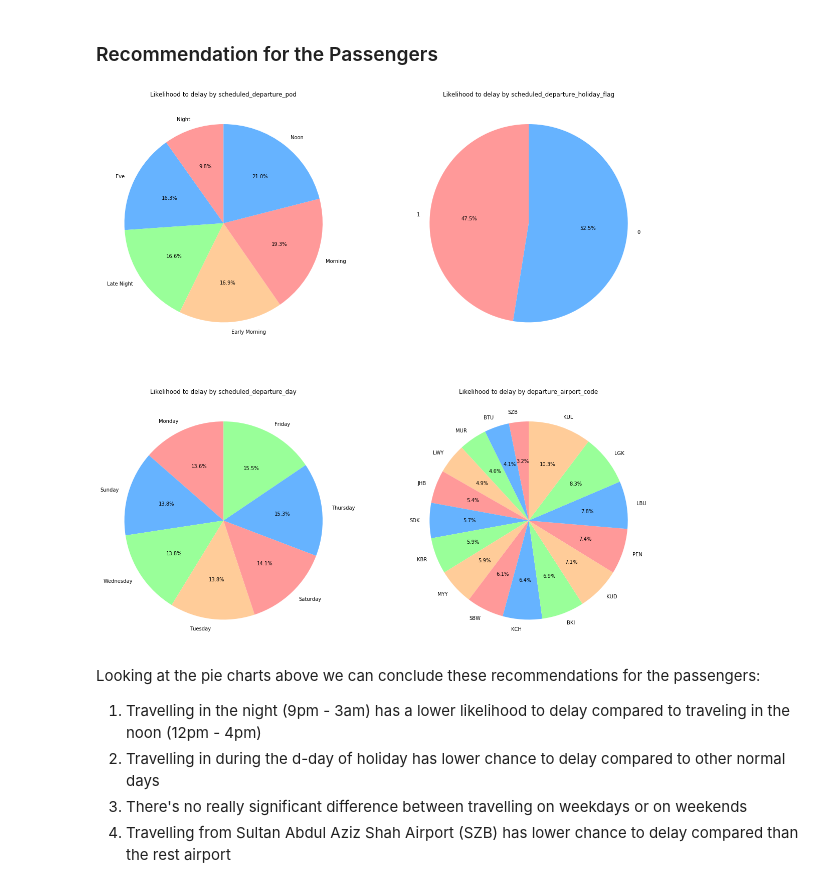
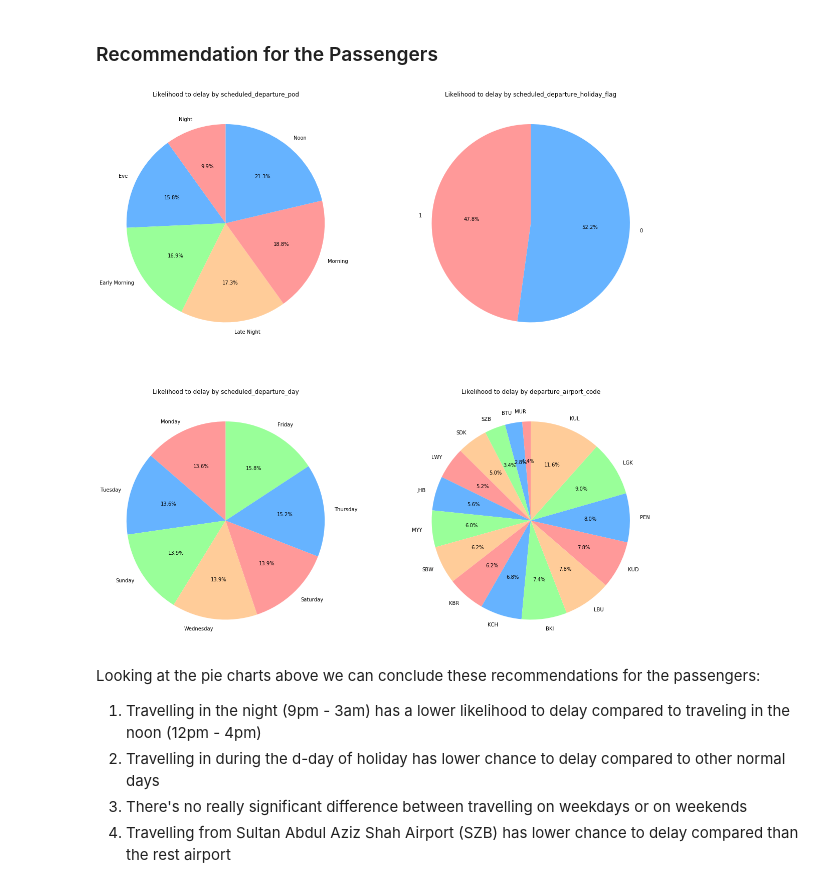
Before and after one commit to arikunco/iykra-dsa-bootcamp, a Jupyter notebook: practice_cases/Practice Case 04 - Predicting Flight Delays.ipynb, the cells around one changed output. Drawn from its saved outputs; the diff is of its cells as text; code cells hidden in the pictures.

Commit message:
merged the train and test data

```diff
--- a/practice_cases/Practice Case 04 - Predicting Flight Delays.ipynb
+++ b/practice_cases/Practice Case 04 - Predicting Flight Delays.ipynb
@@ -49,0 +41,6 @@ df.head()
+# %%
+# Flag the test and train data so it can be easily distinguished in the future
+df_test["flag_test"] = 1
+df["flag_test"] = 0
+# %%
+df = df.append(df_test)
@@ -303,3 +315,8 @@ The total number of rows before the deletion of the outliers based on the column
+# %%
+df_test = df.copy()
+df_test = df_test[df_test["flag_test"] == 1]
+
+df = df[df["flag_test"] == 0].drop("flag_test", axis=1)
 # %% [markdown]
 ### Correlation Between Numerical Features
 # %%
@@ -331,23 +348,25 @@ for delay_by_feature in delay_by_features:
     delay_bys[delay_by_feature] = delay_by_df.sort_values(by="%_delay")
 # %%
 fig, axs = plt.subplots(2, 2, figsize=(20, 20))
+colors = ['#ff9999','#66b3ff','#99ff99','#ffcc99']
+
 
 i, j = 0, 0
 for col in ["scheduled_departure_pod", "scheduled_departure_holiday_flag", "scheduled_departure_day", "departure_airport_code"]:
     labels = list(delay_bys[col][col])
     sizes = list(round(delay_bys[col]["%_delay"] * 100))
 
     axs[i, j].pie(sizes, colors = colors, labels=labels, autopct='%1.1f%%', startangle=90)
     axs[i, j].set_title(f"Likelihood to delay by {col}")
     j += 1
 
     if j % 2 == 0:
         j = 0
         i += 1
 
 plt.show()
 # %% [output]
-[figure, old version]
+[figure, new version]
 # %% [markdown]
 Looking at the pie charts above we can conclude these recommendations for the passengers:
 1. Travelling in the night (9pm - 3am) has a lower likelihood to delay compared to traveling in the noon (12pm - 4pm)
```
Also changed, not shown: parts of 27 cells of this notebook, 2 other files.
